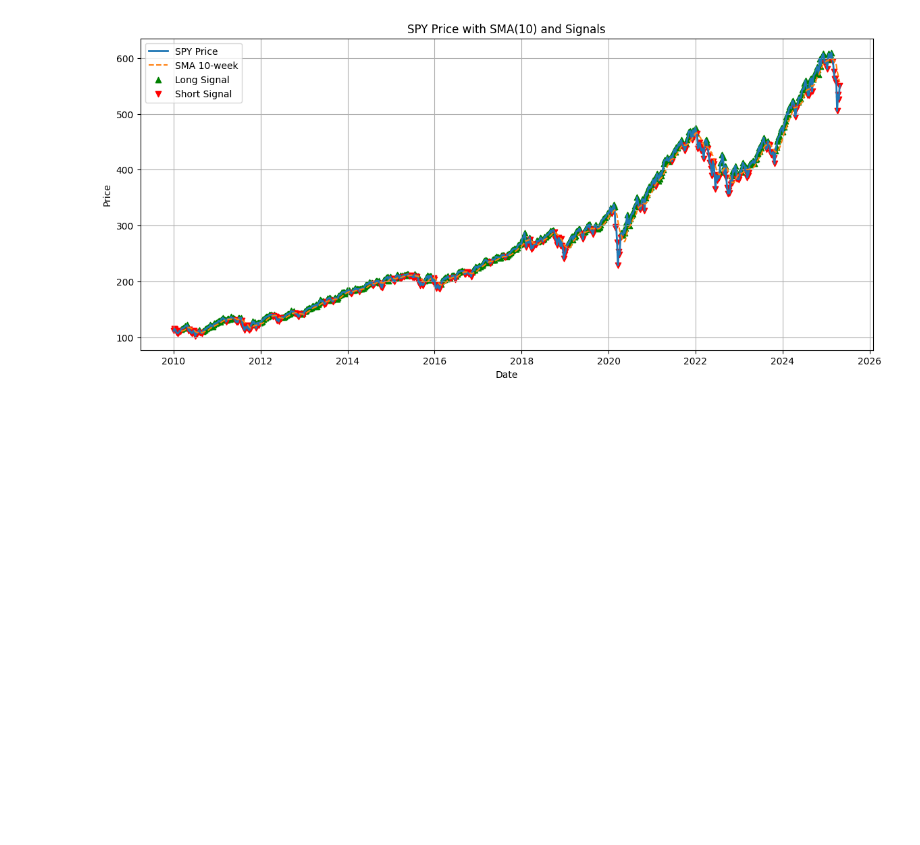
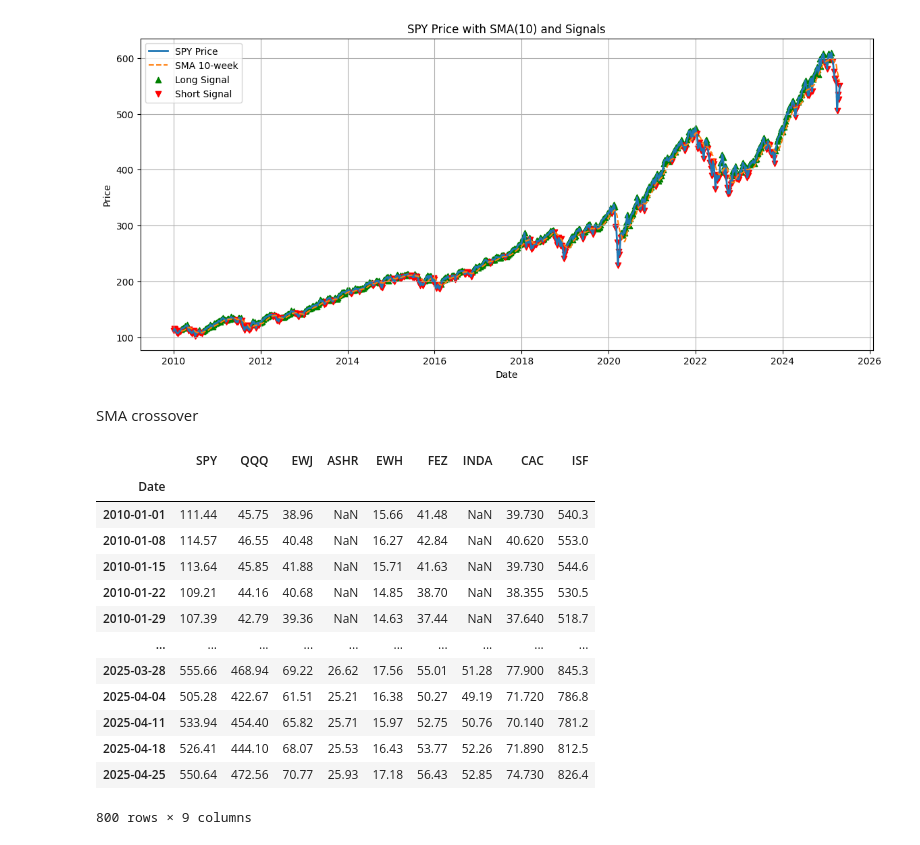
Before and after one commit to galimus/Trading-game, a Jupyter notebook: Trading_game_strategies.ipynb, the cells around one changed output. Saved outputs shown, nothing was run; the diff lists cells and outputs as text; code cells hidden in the pictures; blank space fills up the shorter version.

```diff
--- a/Trading_game_strategies.ipynb
+++ b/Trading_game_strategies.ipynb
@@ -87,3 +91,49 @@ plt.grid(True)
 plt.show()
 # %% [output]
 [figure]
+# %% [markdown]
+SMA crossover
+# %%
+
+xls = pd.ExcelFile("/content/Spot ETFS for Major Global Indices.xlsx")
+
+
+df_raw = xls.parse(xls.sheet_names[0])
+
+tickers = df_raw.iloc[2]
+labels = df_raw.iloc[3]
+
+
+columns = []
+for t, l in zip(tickers, labels):
+    if pd.isna(t) or pd.isna(l):
+        columns.append(None)
+    else:
+        columns.append(str(t).split()[0])
+
+columns[0] = "Date"
+df_prices = df_raw.iloc[4:].copy()
+df_prices.columns = columns
+df_prices = df_prices.loc[:, df_prices.columns.notna()]
+
+
+df_prices["Date"] = pd.to_datetime(df_prices["Date"])
+df_prices.set_index("Date", inplace=True)
+
+etf_prices = df_prices.apply(pd.to_numeric, errors="coerce")
+etf_prices
+# %% [output]
+|  | SPY | QQQ | EWJ | ASHR | EWH | FEZ | INDA | CAC | ISF |
+| Date |  |  |  |  |  |  |  |  |  |
+| 2010-01-01 | 111.44 | 45.75 | 38.96 | NaN | 15.66 | 41.48 | NaN | 39.730 | 540.3 |
+| 2010-01-08 | 114.57 | 46.55 | 40.48 | NaN | 16.27 | 42.84 | NaN | 40.620 | 553.0 |
+| 2010-01-15 | 113.64 | 45.85 | 41.88 | NaN | 15.71 | 41.63 | NaN | 39.730 | 544.6 |
+| 2010-01-22 | 109.21 | 44.16 | 40.68 | NaN | 14.85 | 38.70 | NaN | 38.355 | 530.5 |
+| 2010-01-29 | 107.39 | 42.79 | 39.36 | NaN | 14.63 | 37.44 | NaN | 37.640 | 518.7 |
+| ... | ... | ... | ... | ... | ... | ... | ... | ... | ... |
+| 2025-03-28 | 555.66 | 468.94 | 69.22 | 26.62 | 17.56 | 55.01 | 51.28 | 77.900 | 845.3 |
+| 2025-04-04 | 505.28 | 422.67 | 61.51 | 25.21 | 16.38 | 50.27 | 49.19 | 71.720 | 786.8 |
+| 2025-04-11 | 533.94 | 454.40 | 65.82 | 25.71 | 15.97 | 52.75 | 50.76 | 70.140 | 781.2 |
+| 2025-04-18 | 526.41 | 444.10 | 68.07 | 25.53 | 16.43 | 53.77 | 52.26 | 71.890 | 812.5 |
+| 2025-04-25 | 550.64 | 472.56 | 70.77 | 25.93 | 17.18 | 56.43 | 52.85 | 74.730 | 826.4 |
+800 rows × 9 columns
```
Also changed, not shown: parts of 11 cells of this notebook, 2 other files.
